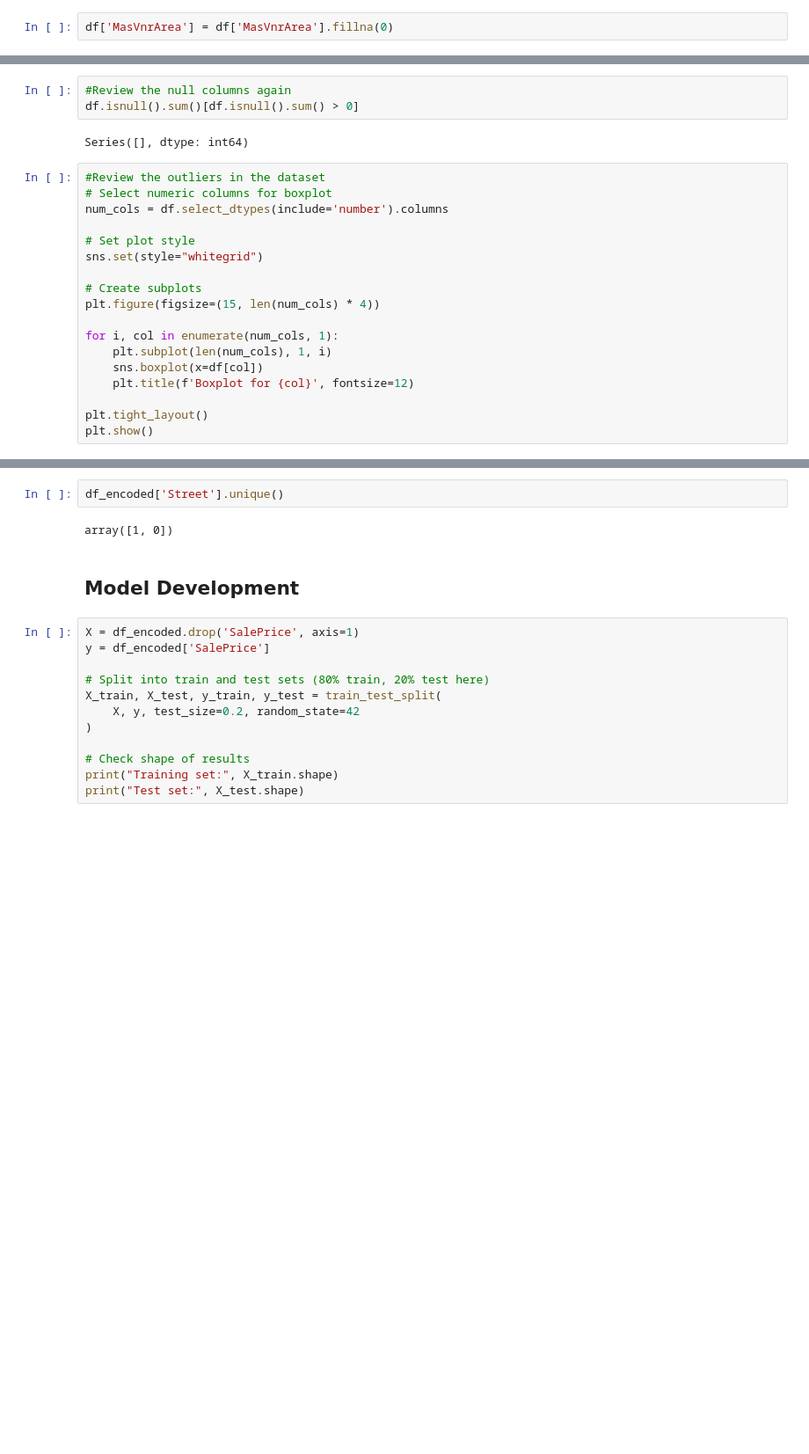
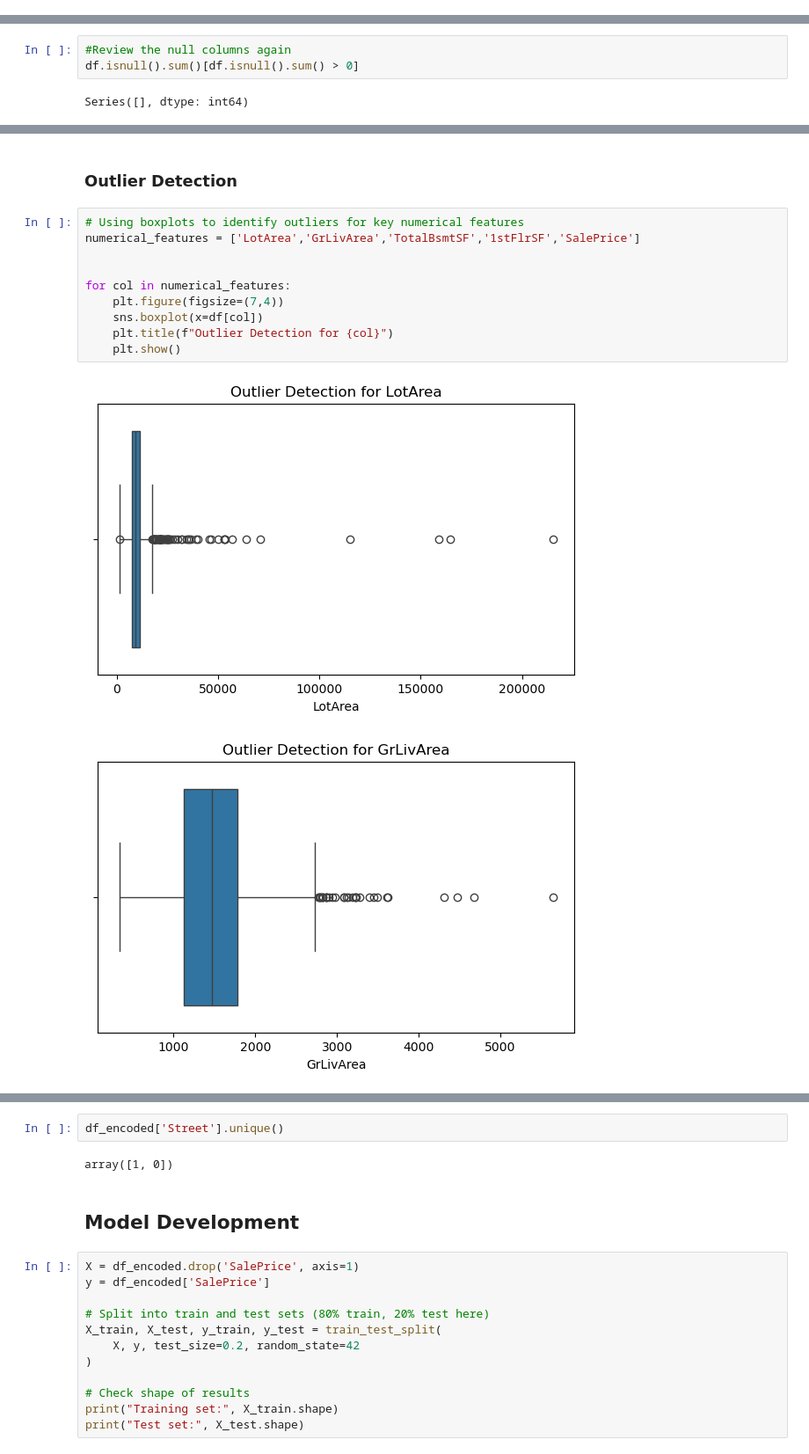
Before and after one commit to mpzamos0297/HousePrices, a Jupyter notebook: Cleaning.ipynb, the cells around one changed output, grey strips where cells are left out. Shown: that part at 88% size. Cells and saved outputs as stored; diff of their text form; blank space fills up the shorter version.

```diff
--- a/Cleaning.ipynb
+++ b/Cleaning.ipynb
@@ -259,2 +325,0 @@ df.dropna(subset=['GarageType'], inplace=True)
-# %%
-df['MasVnrArea'] = df['MasVnrArea'].fillna(0)
@@ -270,21 +328,3 @@ df[Columns1] = df[Columns1].fillna('none')
 df.isnull().sum()[df.isnull().sum() > 0]
 # %% [output]
 Series([], dtype: int64)
-# %%
-#Review the outliers in the dataset
-# Select numeric columns for boxplot
-num_cols = df.select_dtypes(include='number').columns
-
-# Set plot style
-sns.set(style="whitegrid")
-
-# Create subplots
-plt.figure(figsize=(15, len(num_cols) * 4))
-
-for i, col in enumerate(num_cols, 1):
-    plt.subplot(len(num_cols), 1, i)
-    sns.boxplot(x=df[col])
-    plt.title(f'Boxplot for {col}', fontsize=12)
-
-plt.tight_layout()
-plt.show()
@@ -292,0 +331,15 @@ plt.show()
+# %% [markdown]
+### Outlier Detection
+# %%
+# Using boxplots to identify outliers for key numerical features
+numerical_features = ['LotArea','GrLivArea','TotalBsmtSF','1stFlrSF','SalePrice']
+
+
+for col in numerical_features:
+    plt.figure(figsize=(7,4))
+    sns.boxplot(x=df[col])
+    plt.title(f"Outlier Detection for {col}")
+    plt.show()
+# %% [output]
+[figure, added]
+[figure, added]
```
Also changed, not shown: parts of 30 cells of this notebook.
